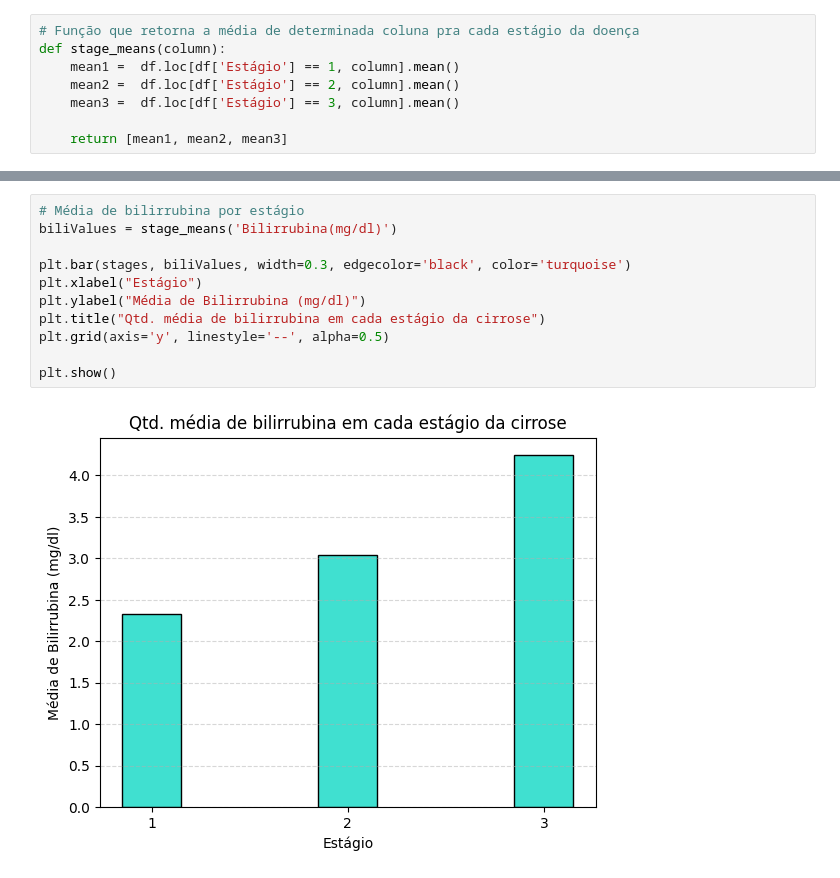
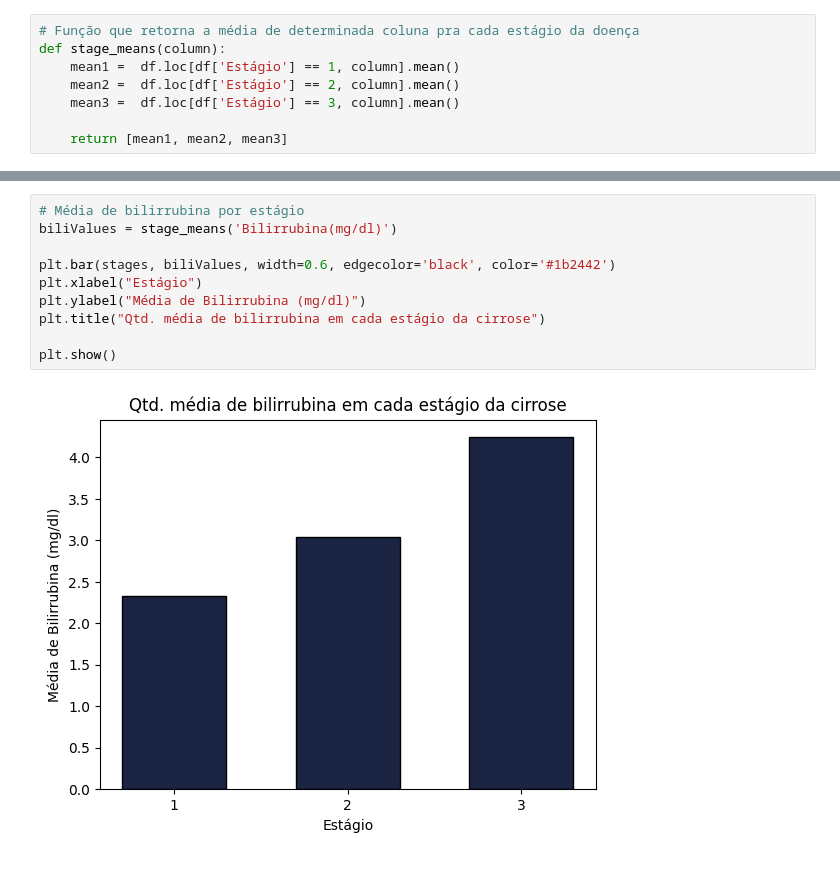
Before and after one commit to rodrigo0567/Cirrosifier-TRAINEES1, a Jupyter notebook: notebooks/eda_numericos.ipynb, the cells around one changed output, grey strips where cells are left out. Drawn from its saved outputs; the diff is of its cells as text.

```diff
--- a/notebooks/eda_numericos.ipynb
+++ b/notebooks/eda_numericos.ipynb
@@ -733,16 +731,15 @@ plt.show()
 # %%
 # Média de bilirrubina por estágio
 biliValues = stage_means('Bilirrubina(mg/dl)')
 
-plt.bar(stages, biliValues, width=0.3, edgecolor='black', color='turquoise')
+plt.bar(stages, biliValues, width=0.6, edgecolor='black', color='#1b2442')
 plt.xlabel("Estágio")
 plt.ylabel("Média de Bilirrubina (mg/dl)")
 plt.title("Qtd. média de bilirrubina em cada estágio da cirrose")
-plt.grid(axis='y', linestyle='--', alpha=0.5)
 
 plt.show()
 # %% [output]
-[figure, old version]
+[figure, new version]
 # %%
 # Média do tempo de protrombina por estágio
 protValues = stage_means('Tempo_de_Protrombina(s)')
```
Also changed, not shown: parts of 15 cells of this notebook.
